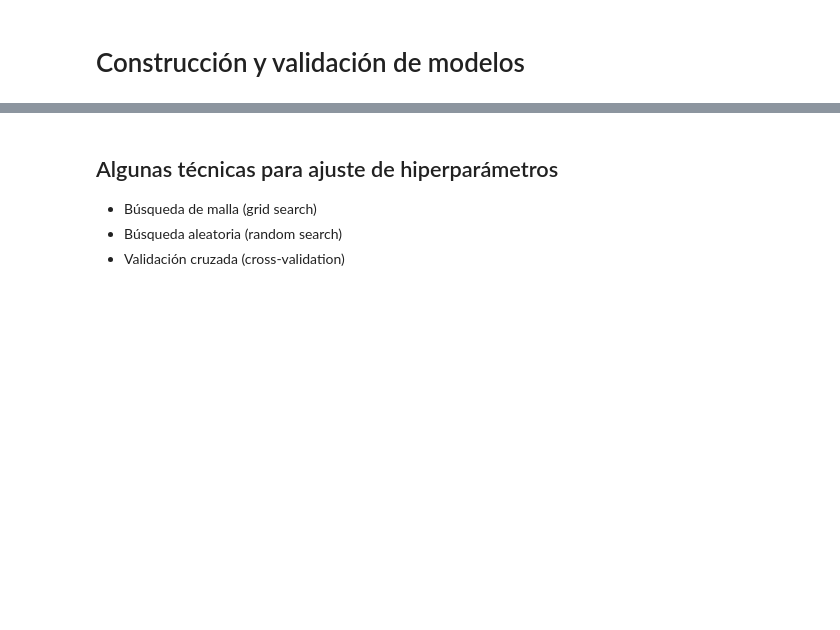
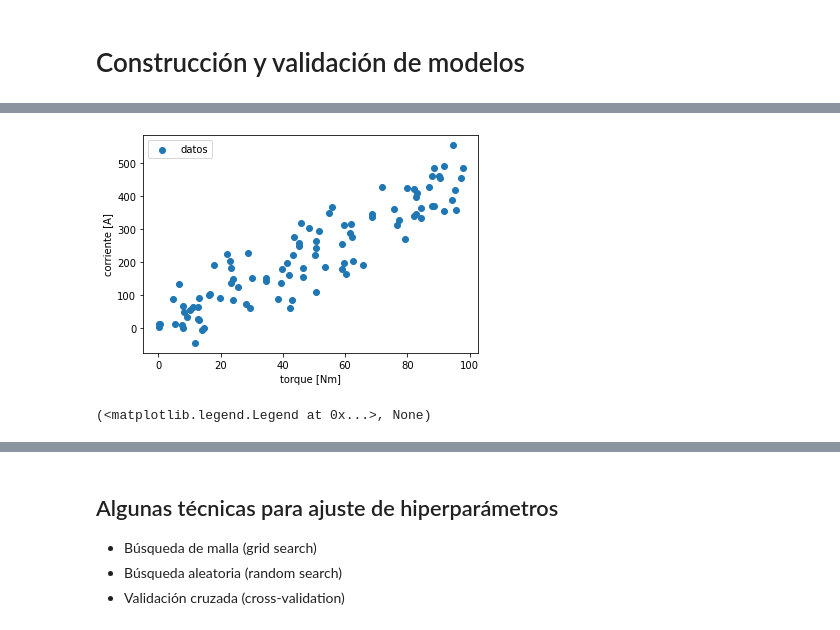
Before and after one commit to fleaman-udec/aprendizaje-automatico, a Jupyter notebook: AAIM-M1b-Construccion-Modelos.ipynb, the cells around one changed output, grey strips where cells are left out. Cells and saved outputs as stored; diff of their text form; code cells hidden in the pictures; blank space fills up the shorter version.

```diff
--- a/AAIM-M1b-Construccion-Modelos.ipynb
+++ b/AAIM-M1b-Construccion-Modelos.ipynb
@@ -169 +177,12 @@ Enfoque correcto, pero incompleto ya que no hay una etapa de ajuste de hiperpar
 </center>
+# %%
+beta = 4.7
+n = 100
+std_dev=57.
+x, y = generate_dataset_simple(beta, n, std_dev)
+plt.scatter(x, y, label='datos')
+plt.xlabel('torque [Nm]'), plt.ylabel('corriente [A]')
+plt.legend(), plt.show()
+# %% [output]
+[figure, added]
+(<matplotlib.legend.Legend at 0x...>, None)
```
Also changed, not shown: parts of 5 cells of this notebook, 1 other file.
